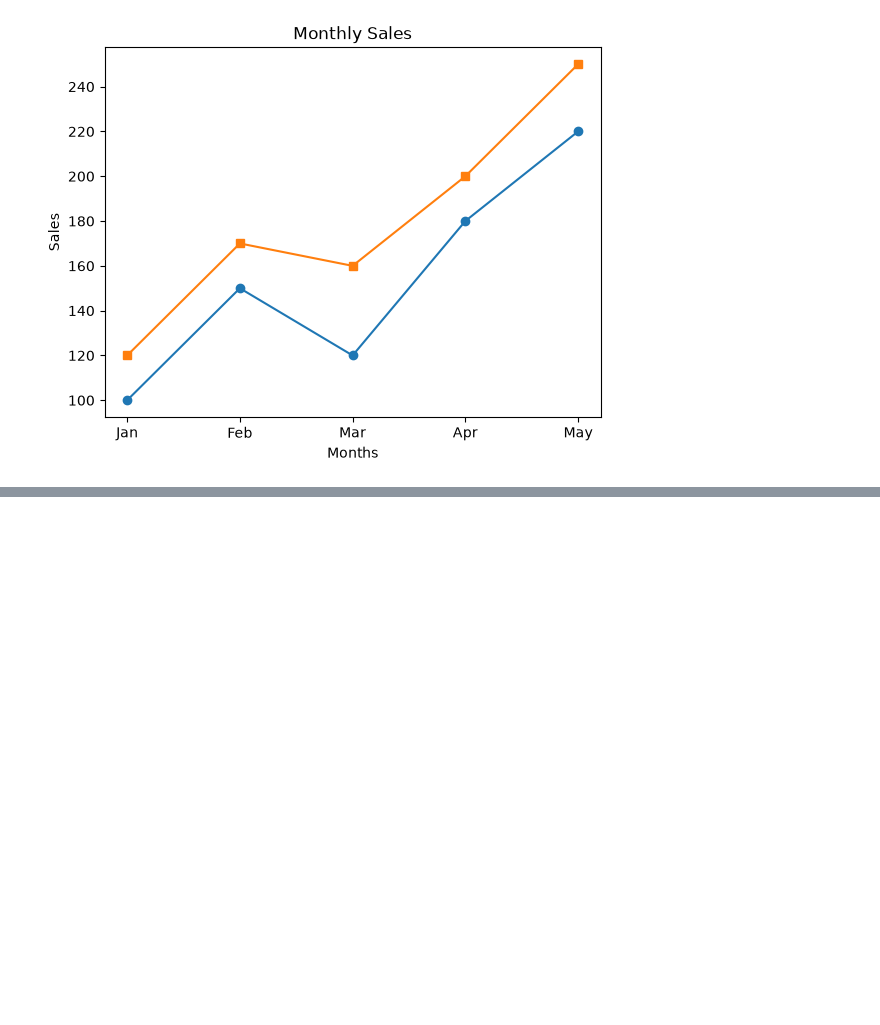
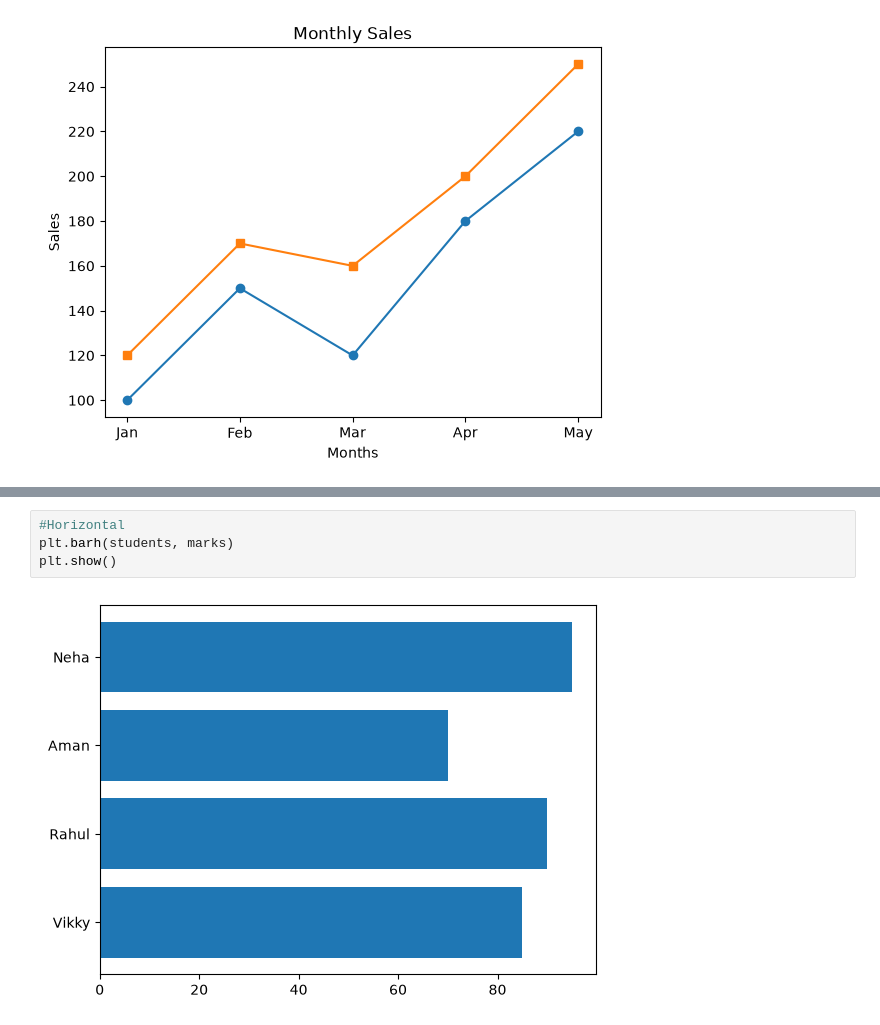
Before and after one commit to Harshit83183/Pythonn, a Jupyter notebook: Day_matplotlib.ipynb, the cells around one changed output, grey strips where cells are left out. Drawn from its saved outputs; the diff is of its cells as text; blank space fills up the shorter version.

```diff
--- a/Day_matplotlib.ipynb
+++ b/Day_matplotlib.ipynb
@@ -61,0 +76,6 @@ Text(0, 0.5, 'Sales')
+# %%
+#Horizontal
+plt.barh(students, marks)
+plt.show()
+# %% [output]
+[figure, added]
```
Also changed, not shown: parts of 1 cell of this notebook.
